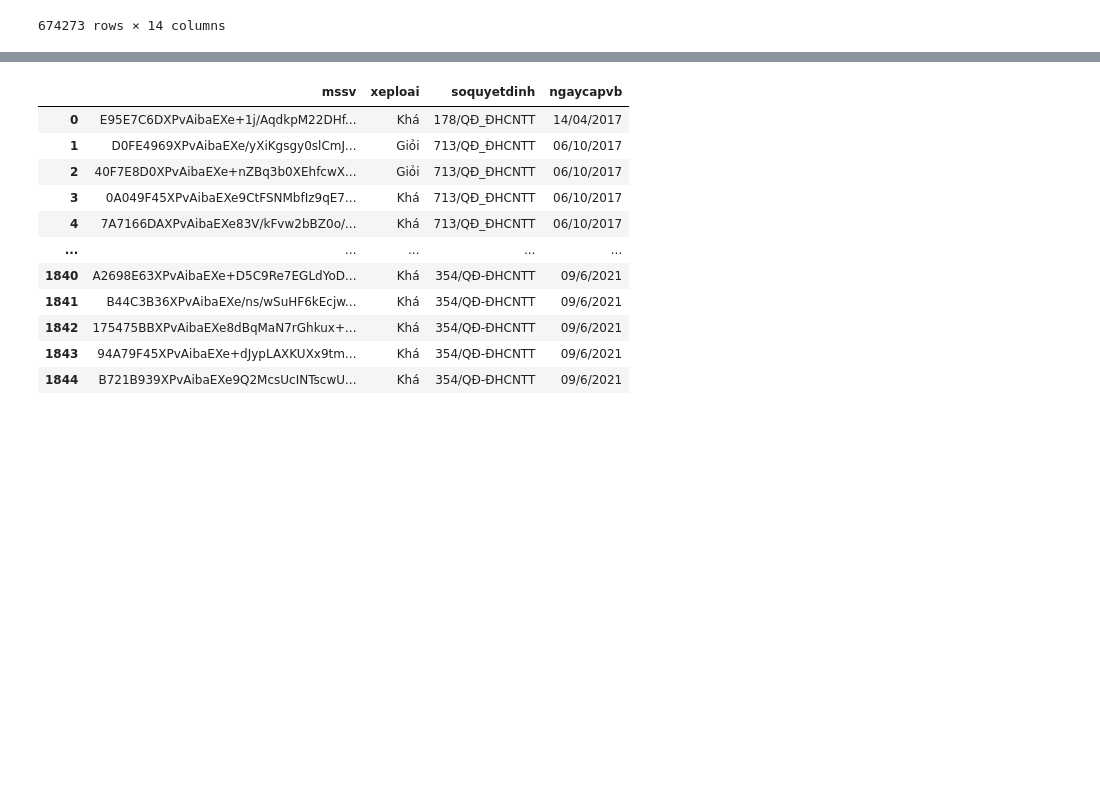
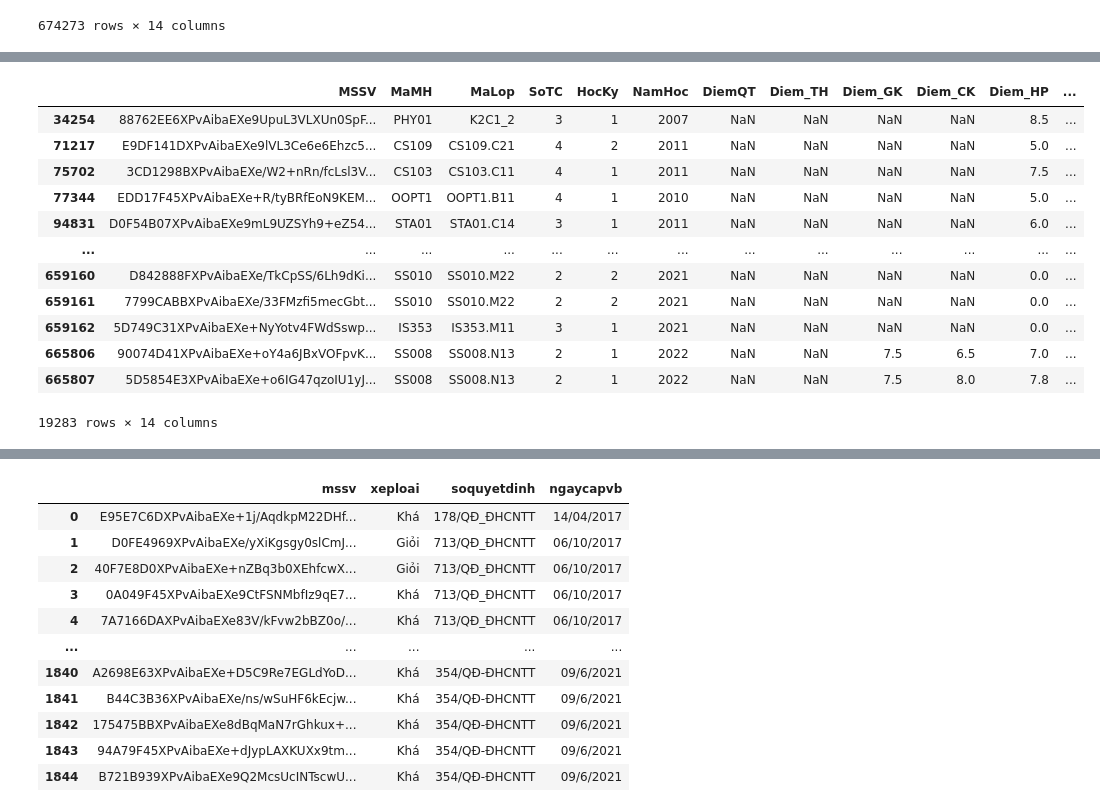
Before and after one commit to Long3309/Final-Project, a Jupyter notebook: BTTH1.ipynb, the cells around one changed output, grey strips where cells are left out. Saved outputs shown, nothing was run; the diff lists cells and outputs as text; code cells hidden in the pictures; blank space fills up the shorter version.

```diff
--- a/BTTH1.ipynb
+++ b/BTTH1.ipynb
@@ -609,0 +667,18 @@ diemthi
+# %%
+diemthi_tinhtrang3 = diemthi.loc[diemthi["TinhTrang"] == 1]
+diemthi_tinhtrang3
+# diemthi_tinhtrang3["Diem_HP"].unique()
+# %% [output]
+|  | MSSV | MaMH | MaLop | SoTC | HocKy | NamHoc | DiemQT | Diem_TH | Diem_GK | Diem_CK | Diem_HP | ... |
+| 34254 | 88762EE6XPvAibaEXe9UpuL3VLXUn0SpF... | PHY01 | K2C1_2 | 3 | 1 | 2007 | NaN | NaN | NaN | NaN | 8.5 | ... |
+| 71217 | E9DF141DXPvAibaEXe9lVL3Ce6e6Ehzc5... | CS109 | CS109.C21 | 4 | 2 | 2011 | NaN | NaN | NaN | NaN | 5.0 | ... |
+| 75702 | 3CD1298BXPvAibaEXe/W2+nRn/fcLsl3V... | CS103 | CS103.C11 | 4 | 1 | 2011 | NaN | NaN | NaN | NaN | 7.5 | ... |
+| 77344 | EDD17F45XPvAibaEXe+R/tyBRfEoN9KEM... | OOPT1 | OOPT1.B11 | 4 | 1 | 2010 | NaN | NaN | NaN | NaN | 5.0 | ... |
+| 94831 | D0F54B07XPvAibaEXe9mL9UZSYh9+eZ54... | STA01 | STA01.C14 | 3 | 1 | 2011 | NaN | NaN | NaN | NaN | 6.0 | ... |
+| ... | ... | ... | ... | ... | ... | ... | ... | ... | ... | ... | ... | ... |
+| 659160 | D842888FXPvAibaEXe/TkCpSS/6Lh9dKi... | SS010 | SS010.M22 | 2 | 2 | 2021 | NaN | NaN | NaN | NaN | 0.0 | ... |
+| 659161 | 7799CABBXPvAibaEXe/33FMzfi5mecGbt... | SS010 | SS010.M22 | 2 | 2 | 2021 | NaN | NaN | NaN | NaN | 0.0 | ... |
+| 659162 | 5D749C31XPvAibaEXe+NyYotv4FWdSswp... | IS353 | IS353.M11 | 3 | 1 | 2021 | NaN | NaN | NaN | NaN | 0.0 | ... |
+| 665806 | 90074D41XPvAibaEXe+oY4a6JBxVOFpvK... | SS008 | SS008.N13 | 2 | 1 | 2022 | NaN | NaN | 7.5 | 6.5 | 7.0 | ... |
+| 665807 | 5D5854E3XPvAibaEXe+o6IG47qzoIU1yJ... | SS008 | SS008.N13 | 2 | 1 | 2022 | NaN | NaN | 7.5 | 8.0 | 7.8 | ... |
+19283 rows × 14 columns
```
Also changed, not shown: parts of 12 cells of this notebook, 3 other files.
